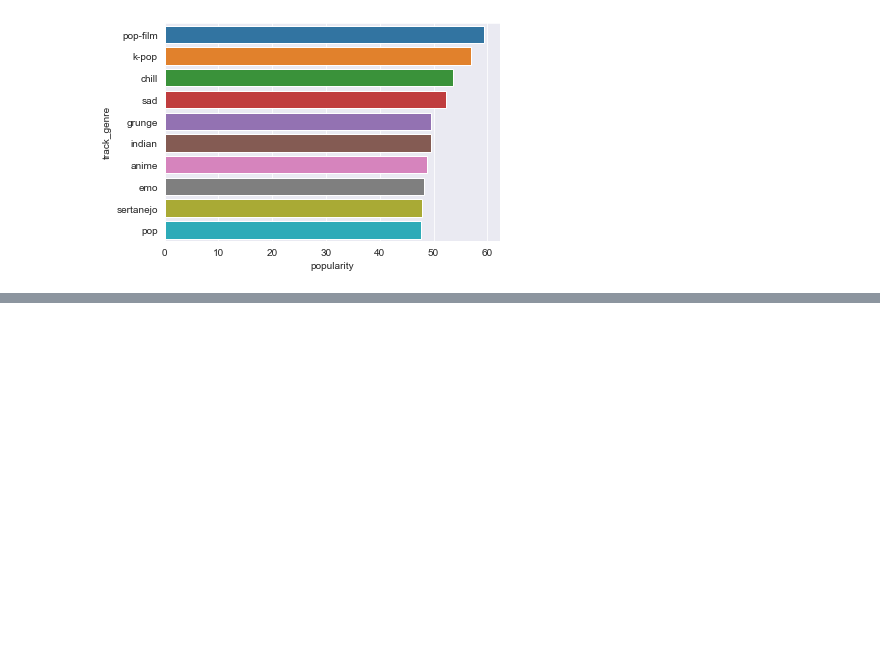
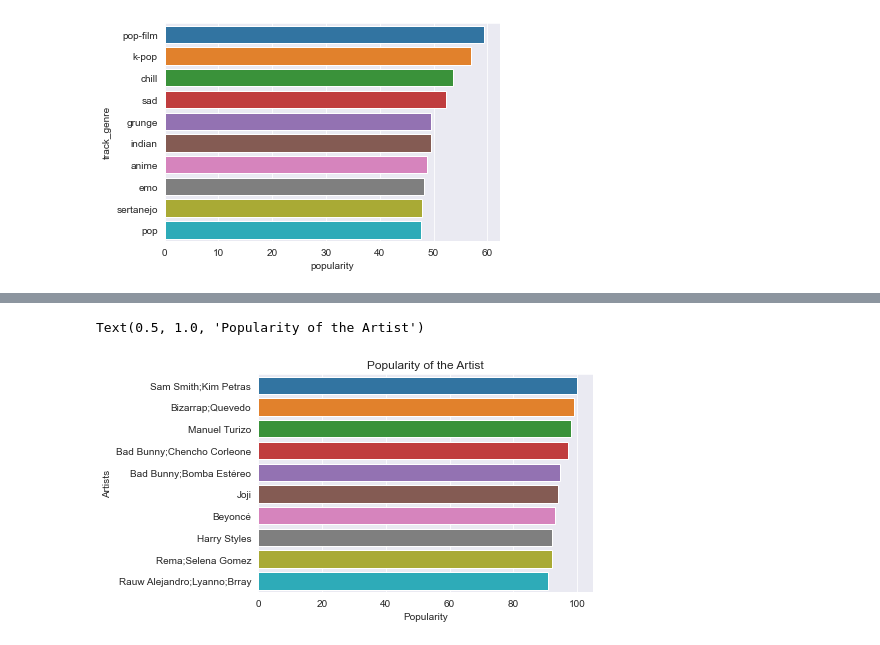
Before and after one commit to Wolfie3D/spotify_data_Analysis, a Jupyter notebook: index.ipynb, the cells around one changed output, grey strips where cells are left out. Cells and saved outputs as stored; diff of their text form; code cells hidden in the pictures; blank space fills up the shorter version.

```diff
--- a/index.ipynb
+++ b/index.ipynb
@@ -195,0 +218,8 @@ sns.barplot(y='track_genre', x='popularity', data= genre_popularity)
+# %%
+artist_popularity = data.groupby('artists')['popularity'].mean()
+
+artist_popularity = artist_popularity.sort_values(ascending=False).reset_index()
+
+artist_popularity = artist_popularity.head(10)
+
+artist_popularity
@@ -195,0 +238,8 @@ sns.barplot(y='track_genre', x='popularity', data= genre_popularity)
+# %%
+sns.barplot(y='artists', x='popularity', data= artist_popularity)
+plt.xlabel('Popularity')
+plt.ylabel('Artists')
+plt.title('Popularity of the Artist')
+# %% [output]
+Text(0.5, 1.0, 'Popularity of the Artist')
+[figure, added]
```
Also changed, not shown: parts of 4 cells of this notebook.
